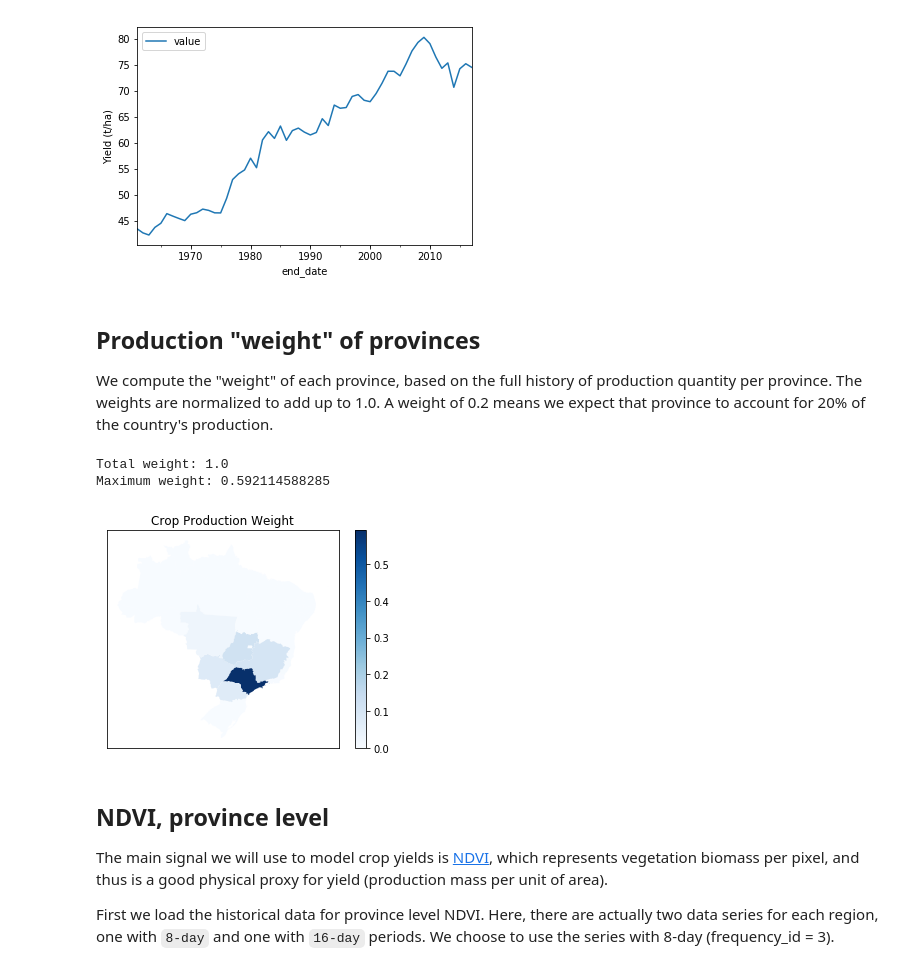
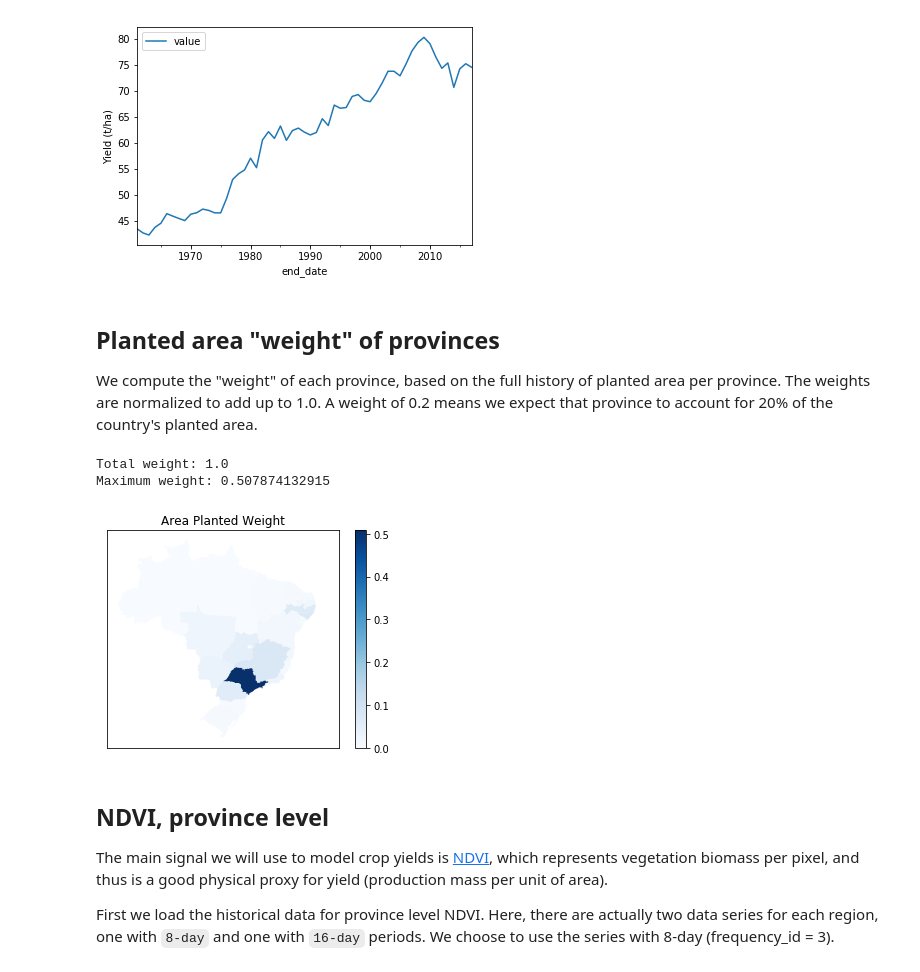
Before and after one commit to sahuguet/api-client, a Jupyter notebook: api/client/samples/crop_models/brazil_sugarcane.ipynb, the cells around one changed output. Cells and saved outputs as stored; diff of their text form; code cells hidden in the pictures.

```diff
--- a/api/client/samples/crop_models/brazil_sugarcane.ipynb
+++ b/api/client/samples/crop_models/brazil_sugarcane.ipynb
@@ -45,37 +45,37 @@ plt.show()
 # %% [output]
 [figure]
 # %% [markdown]
-## Production "weight" of provinces
-We compute the "weight" of each province, based on the full history of production quantity per province. The weights are normalized to add up to 1.0. A weight of 0.2 means we expect that province to account for 20% of the country's production.
+## Planted area "weight" of provinces
+We compute the "weight" of each province, based on the full history of planted area per province. The weights are normalized to add up to 1.0. A weight of 0.2 means we expect that province to account for 20% of the country's planted area.
 # %%
 provinces = model.get_provinces("brazil")
-weights = model.compute_weights("sugarcane", "Production Quantity mass", provinces)
+weights = model.compute_weights("sugarcane", "Area planted area", provinces)
 max_weight = max(filter(lambda x: x >0, weights))
 print ('Total weight: {}'.format(sum(filter(lambda x: x >0, weights))))
 print ('Maximum weight: {}'.format(max_weight))
 # %% [output]
 Total weight: 1.0
-Maximum weight: 0.592114588285
+Maximum weight: 0.507874132915
 # %%
 import geopandas
 from shapely.geometry import shape
 
 gdf = geopandas.GeoDataFrame([{
        'region_id': province['id'],
        'geometry': shape(model.get_geojson(province['id'])['geometries'][0]),
        'production_weight': weight if weight > 0 else 0
     } for (province, weight) in zip(provinces, weights)])
 gdf.set_index('region_id')
 
 fig, axes = plt.subplots(1, 1)
 gdf.plot(column='production_weight',
          cmap='Blues', ax=axes, vmin=0, vmax=max_weight, legend=True)
-axes.set_title('Crop Production Weight')
+axes.set_title('Area Planted Weight')
 axes.xaxis.set_visible(False)
 axes.yaxis.set_visible(False)
 plt.show()
 # %% [output]
-[figure, old version]
+[figure, new version]
 # %% [markdown]
 ## NDVI, province level
 The main signal we will use to model crop yields is [NDVI](https://app.gro-intelligence.com/dictionary/items/321), which represents vegetation biomass per pixel, and thus is a good physical proxy for yield (production mass per unit of area).
```
Also changed, not shown: parts of 4 cells of this notebook.
